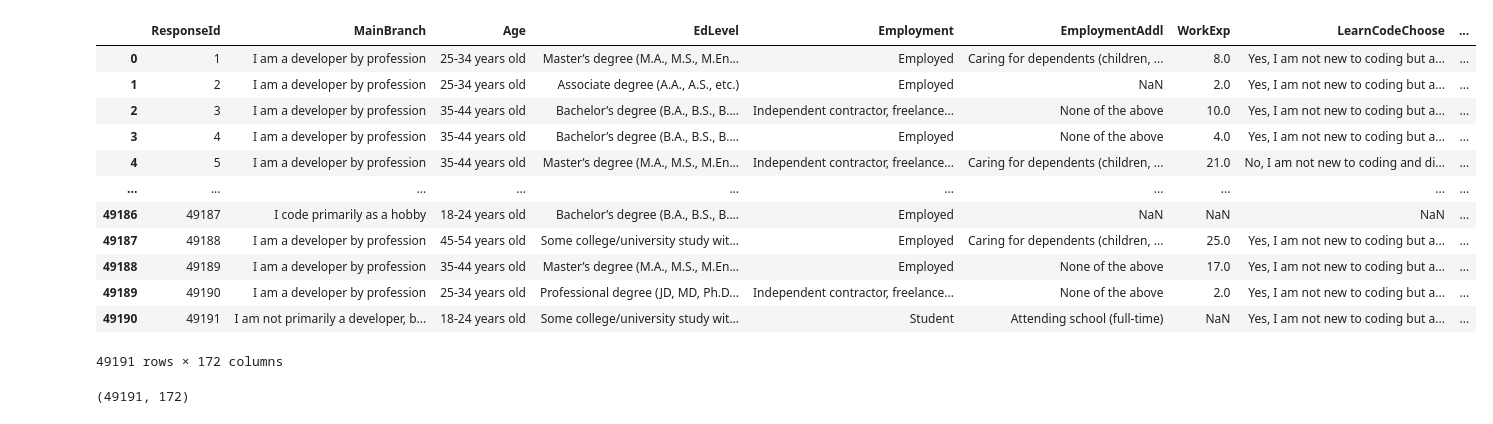
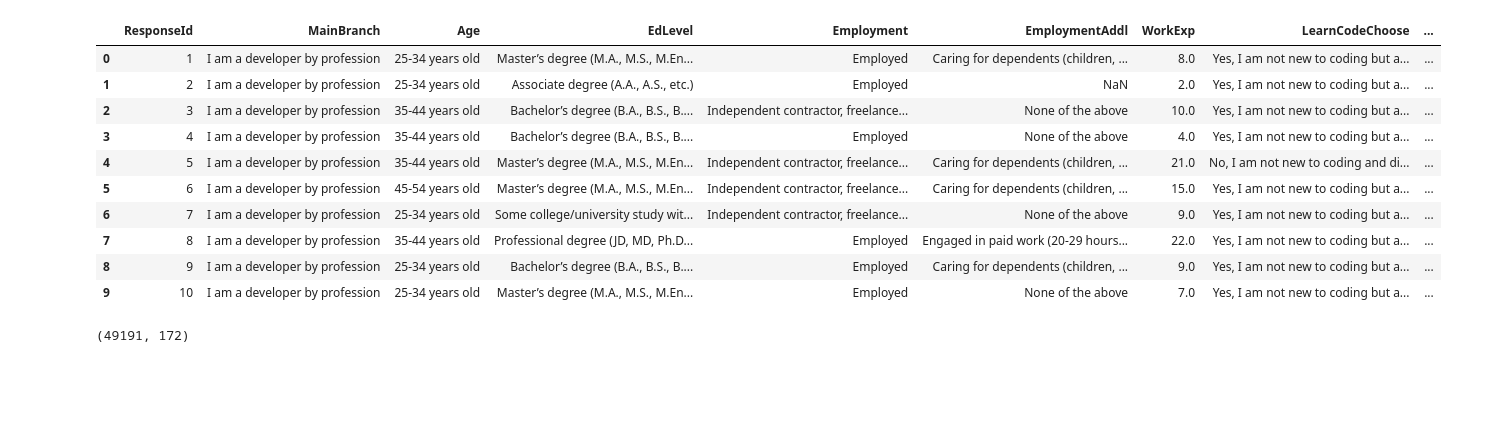
Before and after one commit to noname7321/vscodepractice, a Jupyter notebook: python/pandas_practice/panda_load_data.ipynb, the cells around one changed output. Drawn from its saved outputs; the diff is of its cells as text; code cells hidden in the pictures; blank space fills up the shorter version.

```diff
--- a/python/pandas_practice/panda_load_data.ipynb
+++ b/python/pandas_practice/panda_load_data.ipynb
@@ -4,21 +4,19 @@ import numpy as np
 # %%
 df = pd.read_csv('C:\\Users\\abc\\Documents\\GitHub\\vscodepractice\\python\\pandas_practice\\panda_data\\survey_results_public.csv')
 # %%
-df
+df.head(10)
 # %% [output]
 |  | ResponseId | MainBranch | Age | EdLevel | Employment | EmploymentAddl | WorkExp | LearnCodeChoose | ... |
 | 0 | 1 | I am a developer by profession | 25-34 years old | Master’s degree (M.A., M.S., M.En... | Employed | Caring for dependents (children, ... | 8.0 | Yes, I am not new to coding but a... | ... |
 | 1 | 2 | I am a developer by profession | 25-34 years old | Associate degree (A.A., A.S., etc.) | Employed | NaN | 2.0 | Yes, I am not new to coding but a... | ... |
 | 2 | 3 | I am a developer by profession | 35-44 years old | Bachelor’s degree (B.A., B.S., B.... | Independent contractor, freelance... | None of the above | 10.0 | Yes, I am not new to coding but a... | ... |
 | 3 | 4 | I am a developer by profession | 35-44 years old | Bachelor’s degree (B.A., B.S., B.... | Employed | None of the above | 4.0 | Yes, I am not new to coding but a... | ... |
 | 4 | 5 | I am a developer by profession | 35-44 years old | Master’s degree (M.A., M.S., M.En... | Independent contractor, freelance... | Caring for dependents (children, ... | 21.0 | No, I am not new to coding and di... | ... |
-| ... | ... | ... | ... | ... | ... | ... | ... | ... | ... |
-| 49186 | 49187 | I code primarily as a hobby | 18-24 years old | Bachelor’s degree (B.A., B.S., B.... | Employed | NaN | NaN | NaN | ... |
-| 49187 | 49188 | I am a developer by profession | 45-54 years old | Some college/university study wit... | Employed | Caring for dependents (children, ... | 25.0 | Yes, I am not new to coding but a... | ... |
-| 49188 | 49189 | I am a developer by profession | 35-44 years old | Master’s degree (M.A., M.S., M.En... | Employed | None of the above | 17.0 | Yes, I am not new to coding but a... | ... |
-| 49189 | 49190 | I am a developer by profession | 25-34 years old | Professional degree (JD, MD, Ph.D... | Independent contractor, freelance... | None of the above | 2.0 | Yes, I am not new to coding but a... | ... |
-| 49190 | 49191 | I am not primarily a developer, b... | 18-24 years old | Some college/university study wit... | Student | Attending school (full-time) | NaN | Yes, I am not new to coding but a... | ... |
+| 5 | 6 | I am a developer by profession | 45-54 years old | Master’s degree (M.A., M.S., M.En... | Independent contractor, freelance... | Caring for dependents (children, ... | 15.0 | Yes, I am not new to coding but a... | ... |
+| 6 | 7 | I am a developer by profession | 25-34 years old | Some college/university study wit... | Independent contractor, freelance... | None of the above | 9.0 | Yes, I am not new to coding but a... | ... |
+| 7 | 8 | I am a developer by profession | 35-44 years old | Professional degree (JD, MD, Ph.D... | Employed | Engaged in paid work (20-29 hours... | 22.0 | Yes, I am not new to coding but a... | ... |
+| 8 | 9 | I am a developer by profession | 25-34 years old | Bachelor’s degree (B.A., B.S., B.... | Employed | Caring for dependents (children, ... | 9.0 | Yes, I am not new to coding but a... | ... |
+| 9 | 10 | I am a developer by profession | 25-34 years old | Master’s degree (M.A., M.S., M.En... | Employed | None of the above | 7.0 | Yes, I am not new to coding but a... | ... |
-49191 rows × 172 columns
 # %%
 df.shape #(rows,columns)
 # df.shape 是一个属性（attribute），而不是方法（method）。
```
Also changed, not shown: parts of 2 cells of this notebook.
